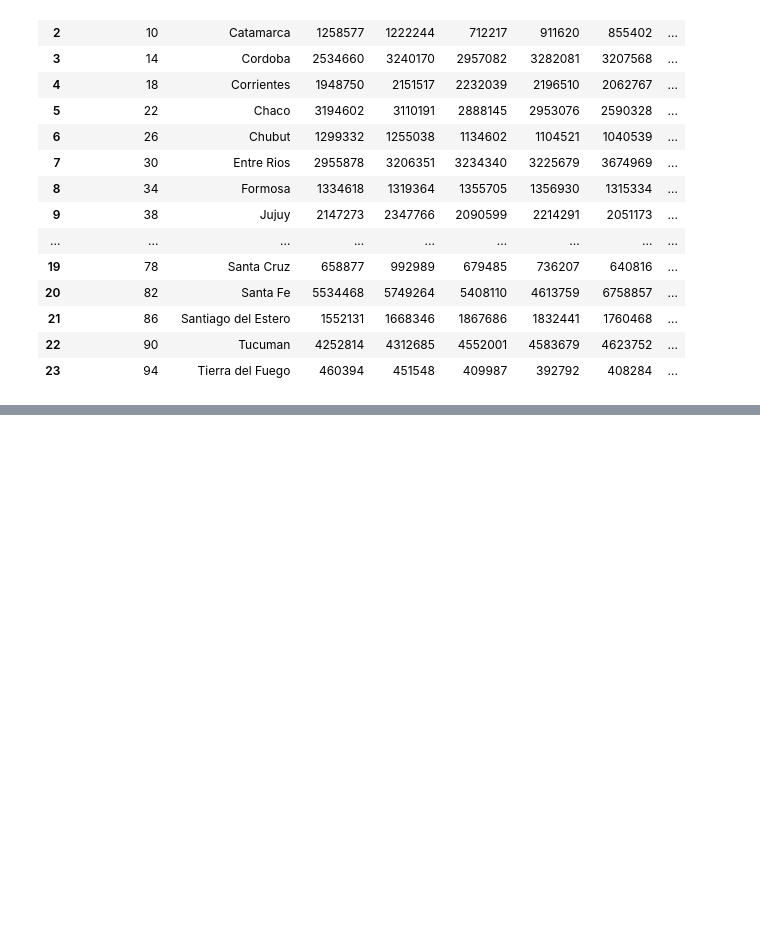
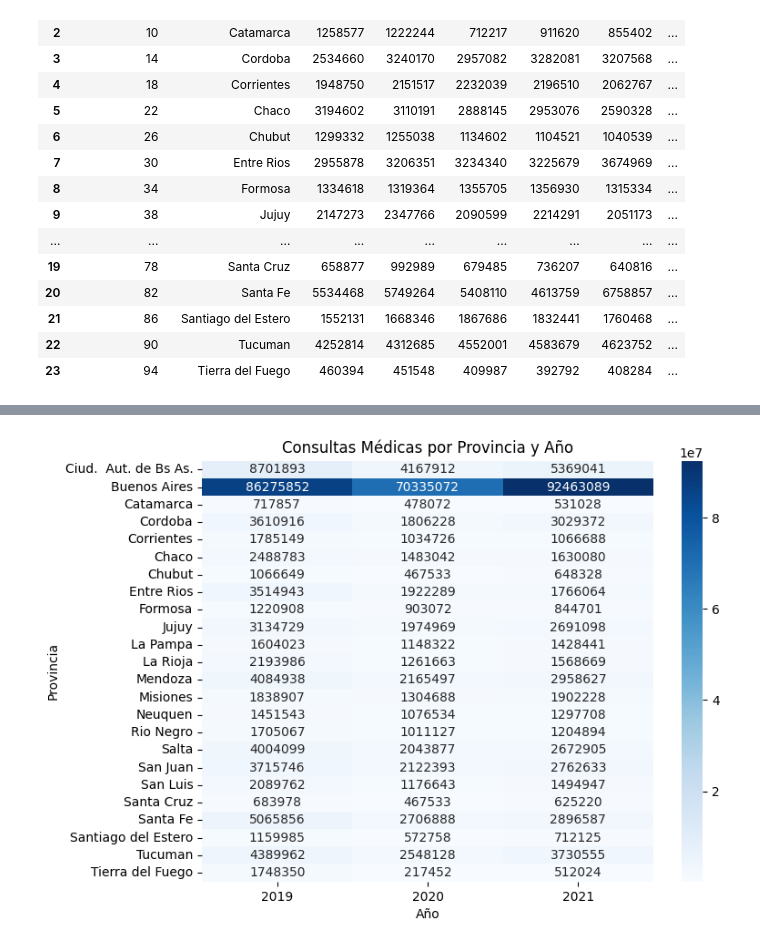
Before and after one commit to joluva/visualizaciondatos, a Jupyter notebook: consultas.ipynb, the cells around one changed output, grey strips where cells are left out. Drawn from its saved outputs; the diff is of its cells as text; code cells hidden in the pictures; blank space fills up the shorter version.

```diff
--- a/consultas.ipynb
+++ b/consultas.ipynb
@@ -185,5 +208,5 @@ Passing `palette` without assigning `hue` is deprecated and will be removed in v
 # %%
-consultas_filtrado.set_index('jurisdiccion_nombre').T.plot(kind='bar', figsize=(10, 6))
+consultas_filtrado.set_index('provincia').T.plot(kind='bar', figsize=(10, 6))
 
 plt.title('Consultas Médicas por Año')
 plt.xlabel('Año')
@@ -195,0 +222,12 @@ plt.show()
+# %%
+
+
+plt.figure(figsize=(8, 6))
+sns.heatmap(consultas_filtrado.set_index('provincia'), cmap='Blues', annot=True, fmt="d")
+
+plt.title('Consultas Médicas por Provincia y Año')
+plt.xlabel('Año')
+plt.ylabel('Provincia')
+plt.show()
+# %% [output]
+[figure, added]
```
Also changed, not shown: parts of 15 cells of this notebook, 1 other file.
